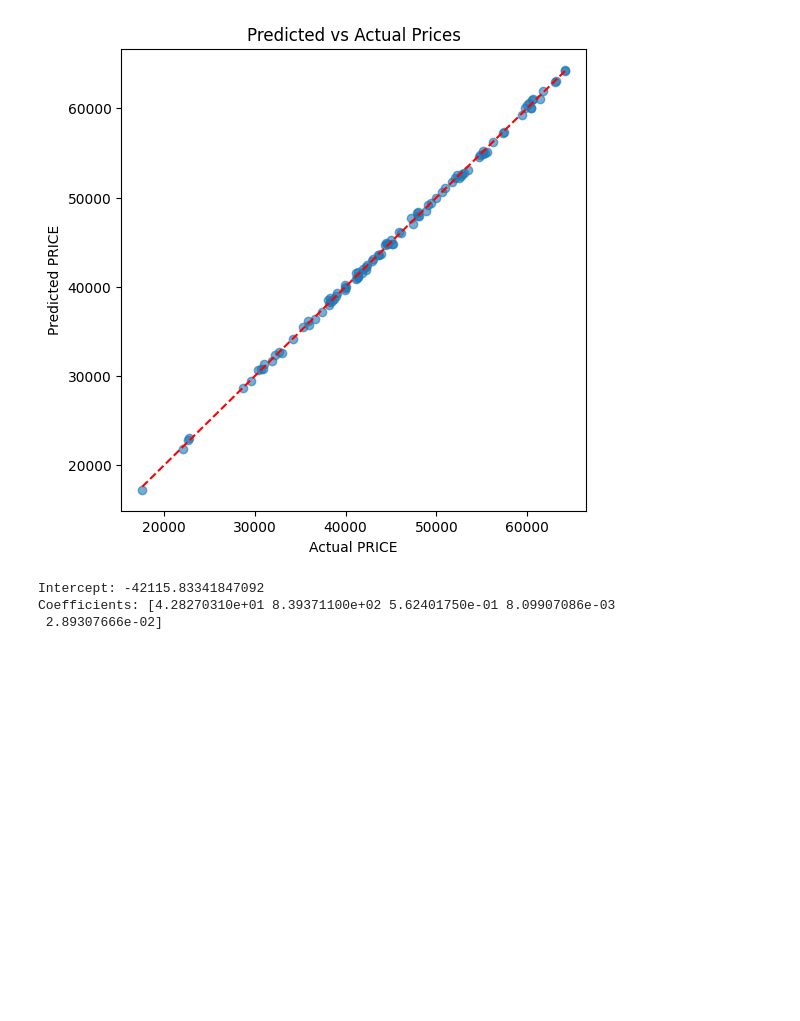
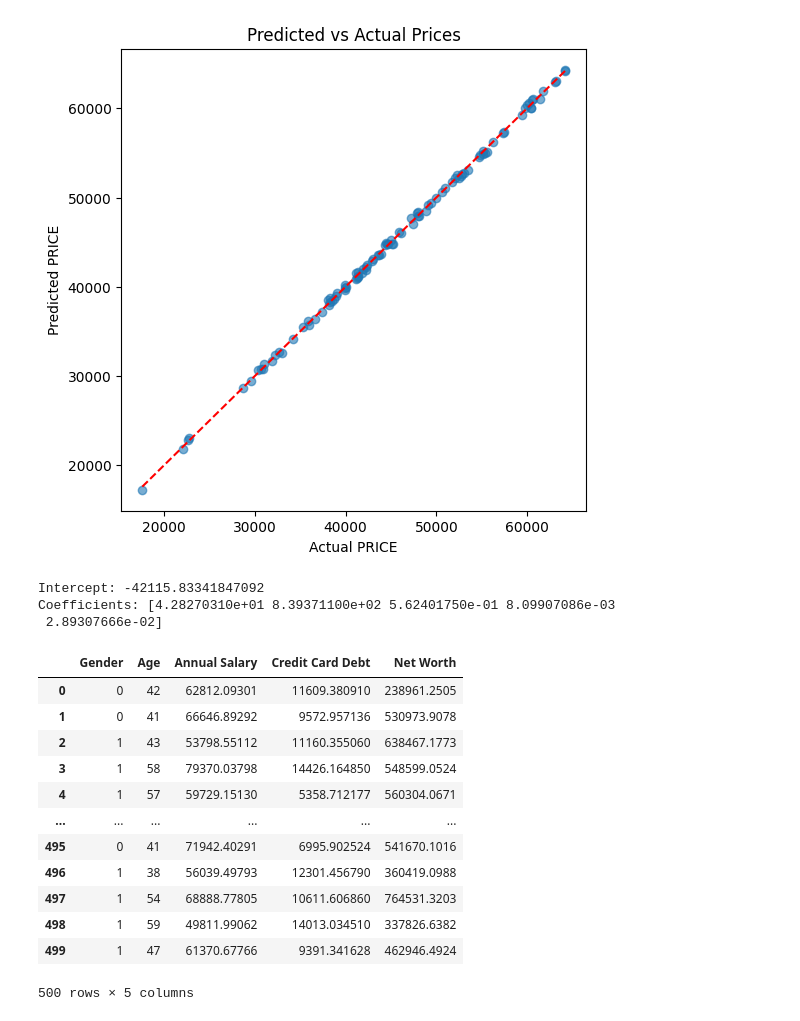
Before and after one commit to Kabshah/AI-try, a Jupyter notebook: LinearRegressionPractice.ipynb, the cells around one changed output. Drawn from its saved outputs; the diff is of its cells as text; code cells hidden in the pictures; blank space fills up the shorter version.

```diff
--- a/LinearRegressionPractice.ipynb
+++ b/LinearRegressionPractice.ipynb
@@ -165,3 +165,19 @@ print("Coefficients:", linreg.coef_)
 Intercept: -42115.83341847092
 Coefficients: [4.28270310e+01 8.39371100e+02 5.62401750e-01 8.09907086e-03
  2.89307666e-02]
+# %%
+X
+# %% [output]
+|  | Gender | Age | Annual Salary | Credit Card Debt | Net Worth |
+| 0 | 0 | 42 | 62812.09301 | 11609.380910 | 238961.2505 |
+| 1 | 0 | 41 | 66646.89292 | 9572.957136 | 530973.9078 |
+| 2 | 1 | 43 | 53798.55112 | 11160.355060 | 638467.1773 |
+| 3 | 1 | 58 | 79370.03798 | 14426.164850 | 548599.0524 |
+| 4 | 1 | 57 | 59729.15130 | 5358.712177 | 560304.0671 |
+| ... | ... | ... | ... | ... | ... |
+| 495 | 0 | 41 | 71942.40291 | 6995.902524 | 541670.1016 |
+| 496 | 1 | 38 | 56039.49793 | 12301.456790 | 360419.0988 |
+| 497 | 1 | 54 | 68888.77805 | 10611.606860 | 764531.3203 |
+| 498 | 1 | 59 | 49811.99062 | 14013.034510 | 337826.6382 |
+| 499 | 1 | 47 | 61370.67766 | 9391.341628 | 462946.4924 |
+500 rows × 5 columns
```
Also changed, not shown: parts of 1 cell of this notebook.
